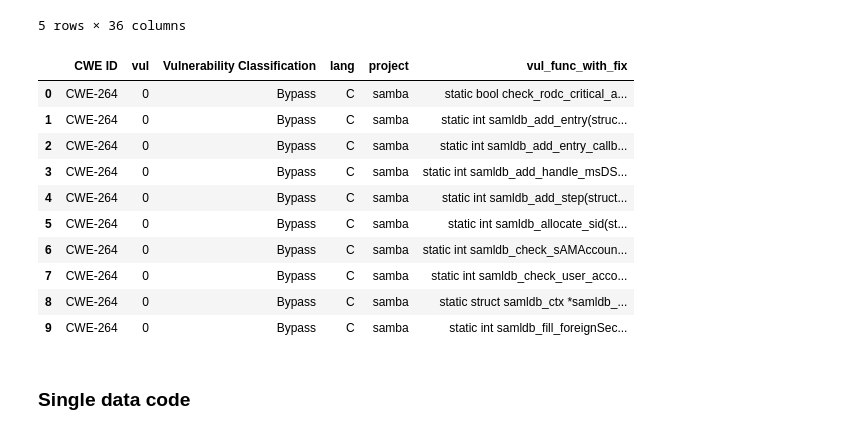
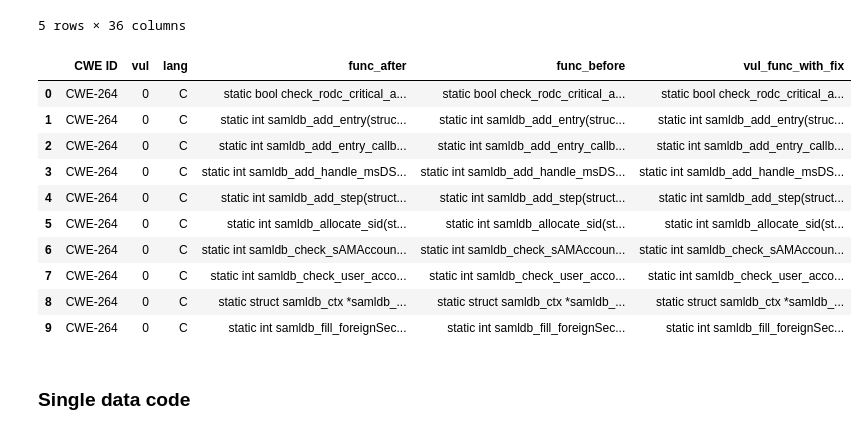
Before and after one commit to seunghee6022/TransVulDet, a Jupyter notebook: data preprocessing/MSR_data_preprocessing.ipynb, the cells around one changed output. Cells and saved outputs as stored; diff of their text form; code cells hidden in the pictures.

```diff
--- a/data preprocessing/MSR_data_preprocessing.ipynb
+++ b/data preprocessing/MSR_data_preprocessing.ipynb
@@ -33,20 +33,20 @@ df.head(5)
 | 4 | 4 | None | Remote | Single system | Partial | CVE-2015-8467 | https://www.cvedetails.com/cve/CV... | ... |
 5 rows × 36 columns
 # %%
-df =df.loc[:,['CWE ID','vul','Vulnerability Classification','lang','project','vul_func_with_fix']]
+df =df.loc[:,['CWE ID','vul','lang','func_after', 'func_before','vul_func_with_fix']]
 df.head(10)
 # %% [output]
-|  | CWE ID | vul | Vulnerability Classification | lang | project | vul_func_with_fix |
-| 0 | CWE-264 | 0 | Bypass | C | samba | static bool check_rodc_critical_a... |
-| 1 | CWE-264 | 0 | Bypass | C | samba | static int samldb_add_entry(struc... |
-| 2 | CWE-264 | 0 | Bypass | C | samba | static int samldb_add_entry_callb... |
-| 3 | CWE-264 | 0 | Bypass | C | samba | static int samldb_add_handle_msDS... |
-| 4 | CWE-264 | 0 | Bypass | C | samba | static int samldb_add_step(struct... |
-| 5 | CWE-264 | 0 | Bypass | C | samba | static int samldb_allocate_sid(st... |
-| 6 | CWE-264 | 0 | Bypass | C | samba | static int samldb_check_sAMAccoun... |
-| 7 | CWE-264 | 0 | Bypass | C | samba | static int samldb_check_user_acco... |
-| 8 | CWE-264 | 0 | Bypass | C | samba | static struct samldb_ctx *samldb_... |
-| 9 | CWE-264 | 0 | Bypass | C | samba | static int samldb_fill_foreignSec... |
+|  | CWE ID | vul | lang | func_after | func_before | vul_func_with_fix |
+| 0 | CWE-264 | 0 | C | static bool check_rodc_critical_a... | static bool check_rodc_critical_a... | static bool check_rodc_critical_a... |
+| 1 | CWE-264 | 0 | C | static int samldb_add_entry(struc... | static int samldb_add_entry(struc... | static int samldb_add_entry(struc... |
+| 2 | CWE-264 | 0 | C | static int samldb_add_entry_callb... | static int samldb_add_entry_callb... | static int samldb_add_entry_callb... |
+| 3 | CWE-264 | 0 | C | static int samldb_add_handle_msDS... | static int samldb_add_handle_msDS... | static int samldb_add_handle_msDS... |
+| 4 | CWE-264 | 0 | C | static int samldb_add_step(struct... | static int samldb_add_step(struct... | static int samldb_add_step(struct... |
+| 5 | CWE-264 | 0 | C | static int samldb_allocate_sid(st... | static int samldb_allocate_sid(st... | static int samldb_allocate_sid(st... |
+| 6 | CWE-264 | 0 | C | static int samldb_check_sAMAccoun... | static int samldb_check_sAMAccoun... | static int samldb_check_sAMAccoun... |
+| 7 | CWE-264 | 0 | C | static int samldb_check_user_acco... | static int samldb_check_user_acco... | static int samldb_check_user_acco... |
+| 8 | CWE-264 | 0 | C | static struct samldb_ctx *samldb_... | static struct samldb_ctx *samldb_... | static struct samldb_ctx *samldb_... |
+| 9 | CWE-264 | 0 | C | static int samldb_fill_foreignSec... | static int samldb_fill_foreignSec... | static int samldb_fill_foreignSec... |
 # %% [markdown]
 ### Single data code
 # %%
```
Also changed, not shown: parts of 2 cells of this notebook, 4 other files.
